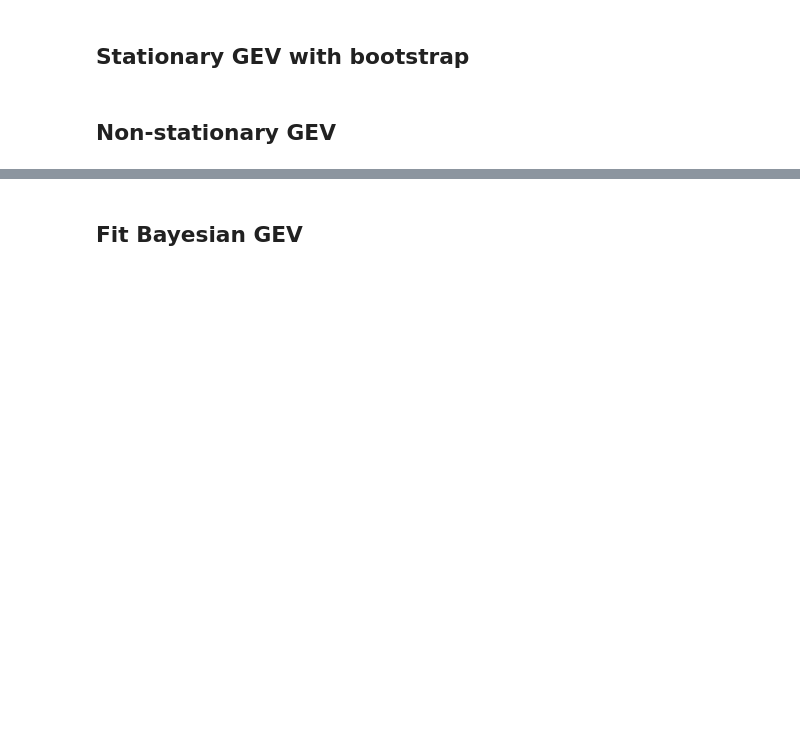
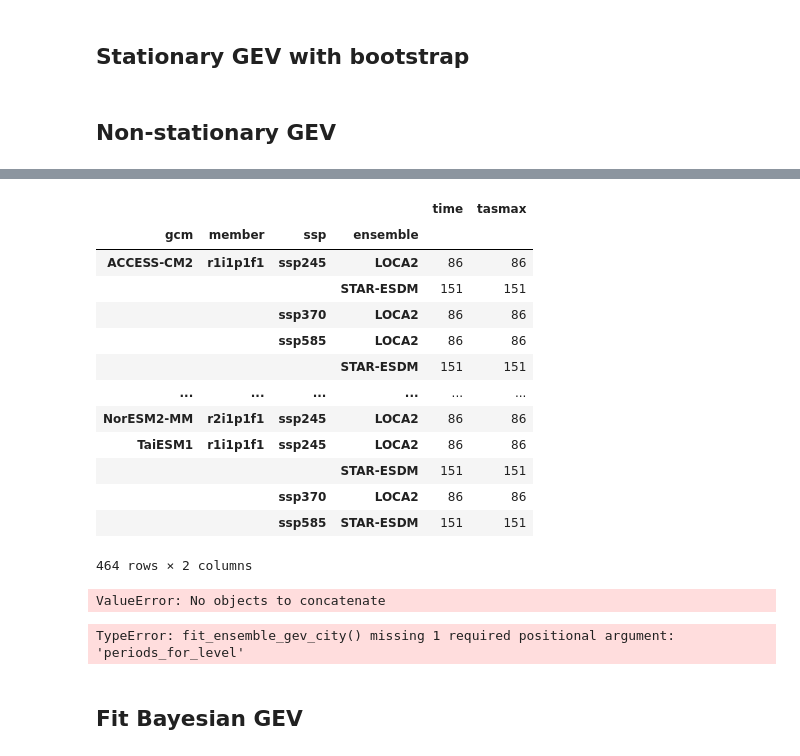
Before and after one commit to david0811/conus_comparison_lafferty-etal-2024, a Jupyter notebook: scripts/02b_eva_cities.ipynb, the cells around one changed output, grey strips where cells are left out. Saved outputs shown, nothing was run; the diff lists cells and outputs as text; code cells hidden in the pictures; blank space fills up the shorter version.

```diff
--- a/scripts/02b_eva_cities.ipynb
+++ b/scripts/02b_eva_cities.ipynb
@@ -116,0 +162,2 @@ _ = dask.compute(*delayed)
+# %%
+df = pd.read_csv(f"{project_data_path}/metrics/cities/nyc_max_tasmax.csv")
@@ -116,0 +168,17 @@ _ = dask.compute(*delayed)
+# %%
+df[df['ssp'] != 'historical'].groupby(['gcm', 'member', 'ssp', 'ensemble']).count()
+# %% [output]
+|  |  |  |  | time | tasmax |
+| gcm | member | ssp | ensemble |  |  |
+| ACCESS-CM2 | r1i1p1f1 | ssp245 | LOCA2 | 86 | 86 |
+|  |  |  | STAR-ESDM | 151 | 151 |
+|  |  | ssp370 | LOCA2 | 86 | 86 |
+|  |  | ssp585 | LOCA2 | 86 | 86 |
+|  |  |  | STAR-ESDM | 151 | 151 |
+| ... | ... | ... | ... | ... | ... |
+| NorESM2-MM | r2i1p1f1 | ssp245 | LOCA2 | 86 | 86 |
+| TaiESM1 | r1i1p1f1 | ssp245 | LOCA2 | 86 | 86 |
+|  |  |  | STAR-ESDM | 151 | 151 |
+|  |  | ssp370 | LOCA2 | 86 | 86 |
+|  |  | ssp585 | STAR-ESDM | 151 | 151 |
+464 rows × 2 columns
@@ -117,5 +187,17 @@ _ = dask.compute(*delayed)
+# %%
+gevu.fit_ensemble_gev_city(city='nyc',
+                            metric_id='max_tasmax',
+                            years=[1950,2100],
+                            stationary=False,
+                            periods_for_level=[10,25,50,100],
+                            fit_method='mle',
+                           return_period_years=return_period_years,
+                           return_period_diffs=return_period_diffs
+                          )
+# %% [output]
+ValueError: No objects to concatenate
 # %%
-years = [2015,2100]
+years = [1950,2100]
 stationary = False
 fit_method = "mle"
 periods_for_level = [10,25,50,100]
@@ -131,8 +213,15 @@ with warnings.catch_warnings(action="ignore"):
                             metric_id=metric_id,
                             years=years,
                             stationary=stationary,
-                            fit_method=fit_method
-                           )
+                            periods_for_level=periods_for_level,
+                            fit_method=fit_method,
+                           return_period_years=return_period_years,
+                           return_period_diffs=return_period_diffs)
+                          )
+
+_ = dask.compute(*delayed)
+# %% [output]
+TypeError: fit_ensemble_gev_city() missing 1 required positional argument: 'periods_for_level'
 # %% [markdown]
 ## Fit Bayesian GEV
 # %% [markdown]
```
Also changed, not shown: parts of 12 cells of this notebook, 17 other files.
